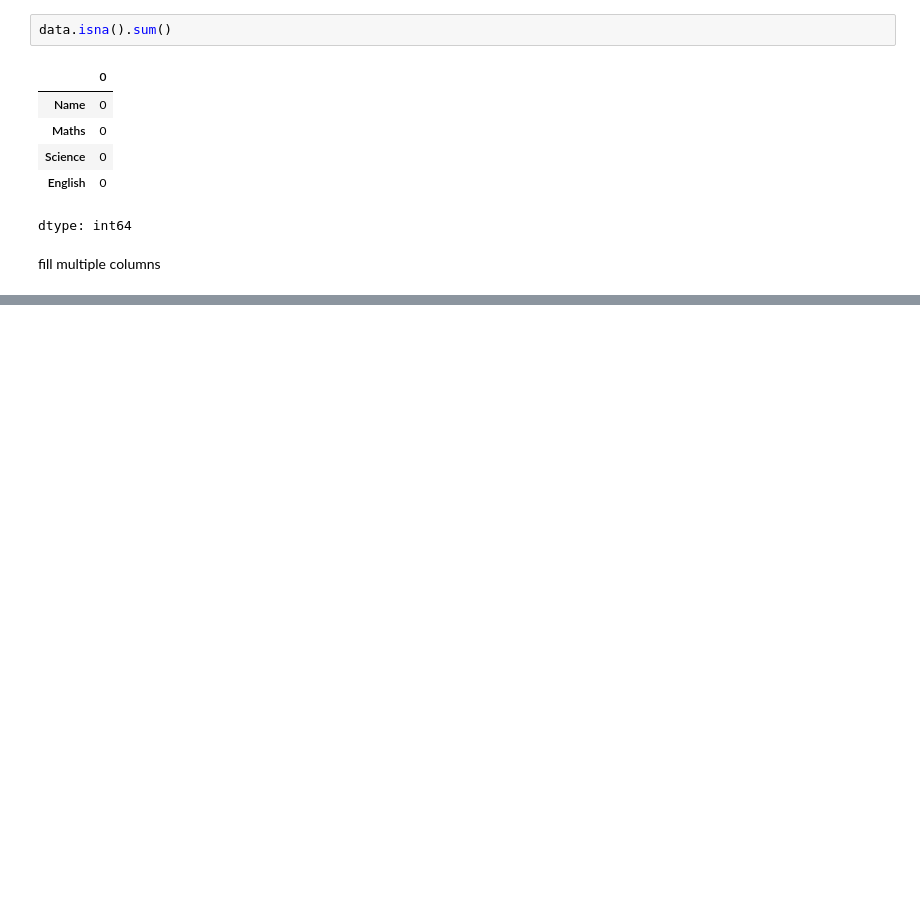
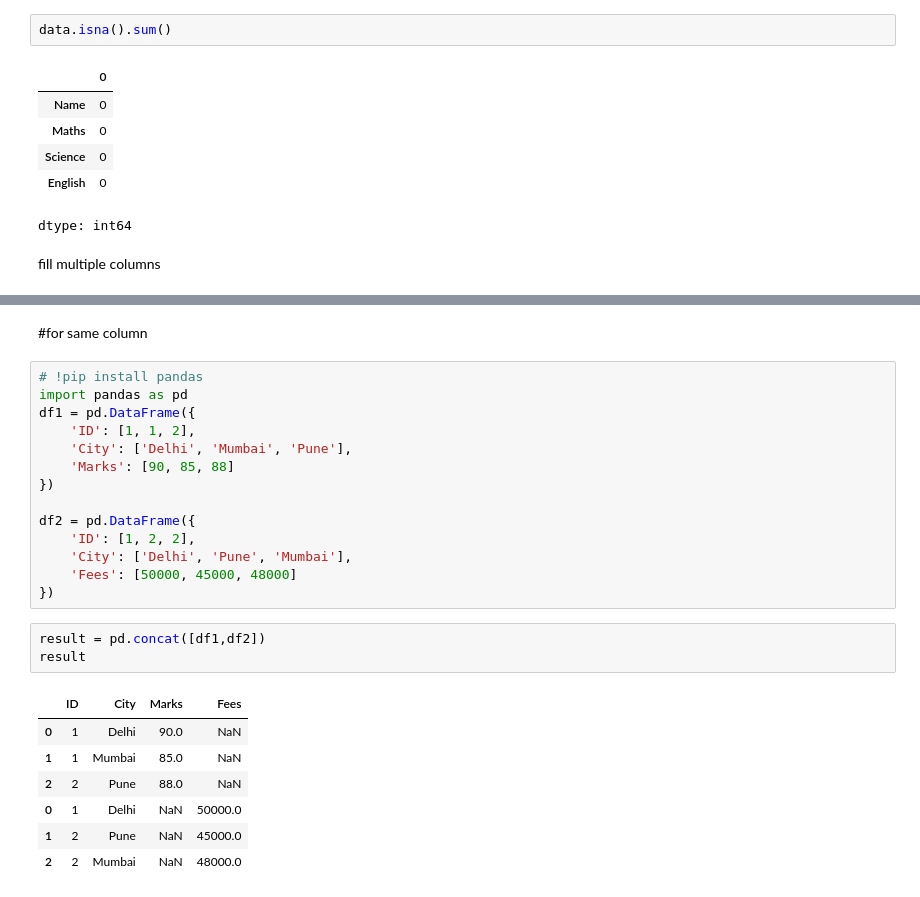
Before and after one commit to Vikram957/Pandas, a Jupyter notebook: d_pandas.ipynb, the cells around one changed output, grey strips where cells are left out. Cells and saved outputs as stored; diff of their text form; blank space fills up the shorter version.

```diff
--- a/d_pandas.ipynb
+++ b/d_pandas.ipynb
@@ -1446,0 +1753,27 @@ df.fillna()
+# %% [markdown]
+#for same column
+# %%
+# !pip install pandas
+import pandas as pd
+df1 = pd.DataFrame({
+    'ID': [1, 1, 2],
+    'City': ['Delhi', 'Mumbai', 'Pune'],
+    'Marks': [90, 85, 88]
+})
+
+df2 = pd.DataFrame({
+    'ID': [1, 2, 2],
+    'City': ['Delhi', 'Pune', 'Mumbai'],
+    'Fees': [50000, 45000, 48000]
+})
+# %%
+result = pd.concat([df1,df2])
+result
+# %% [output]
+|  | ID | City | Marks | Fees |
+| 0 | 1 | Delhi | 90.0 | NaN |
+| 1 | 1 | Mumbai | 85.0 | NaN |
+| 2 | 2 | Pune | 88.0 | NaN |
+| 0 | 1 | Delhi | NaN | 50000.0 |
+| 1 | 2 | Pune | NaN | 45000.0 |
+| 2 | 2 | Mumbai | NaN | 48000.0 |
```
Also changed, not shown: parts of 70 cells of this notebook.
